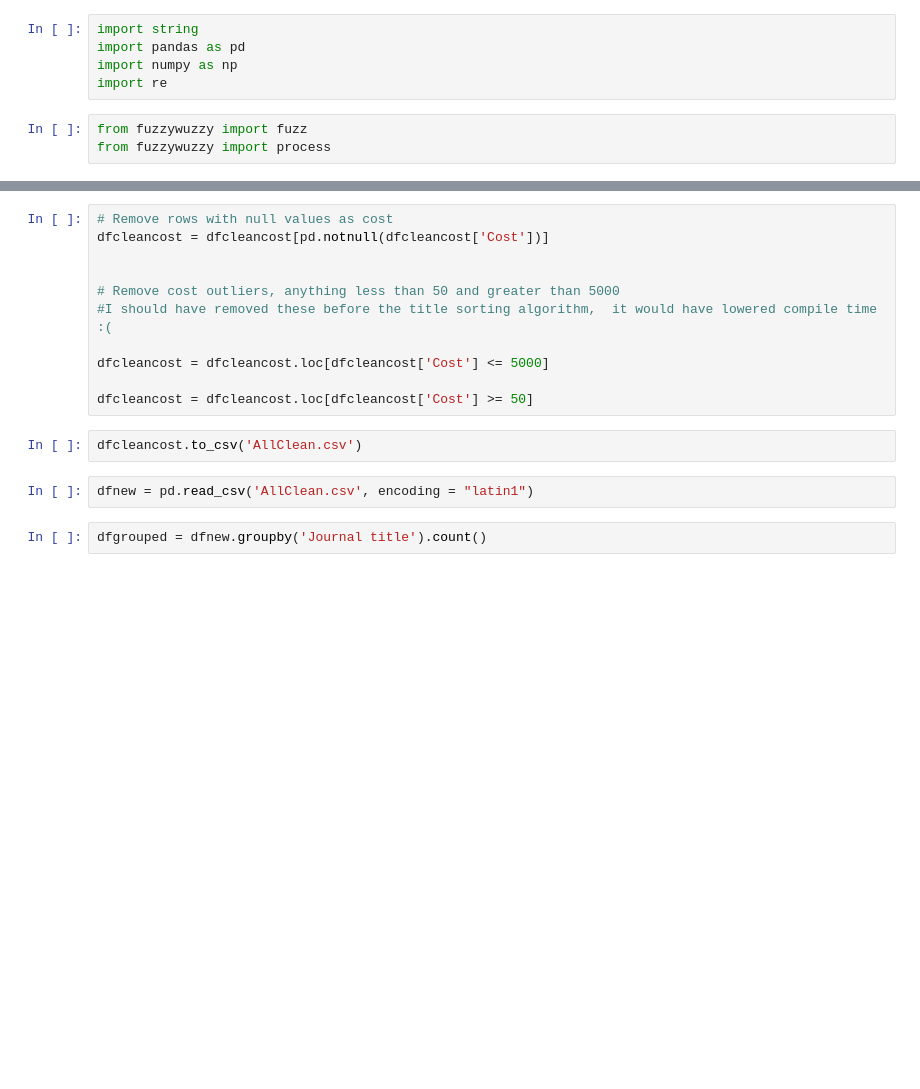
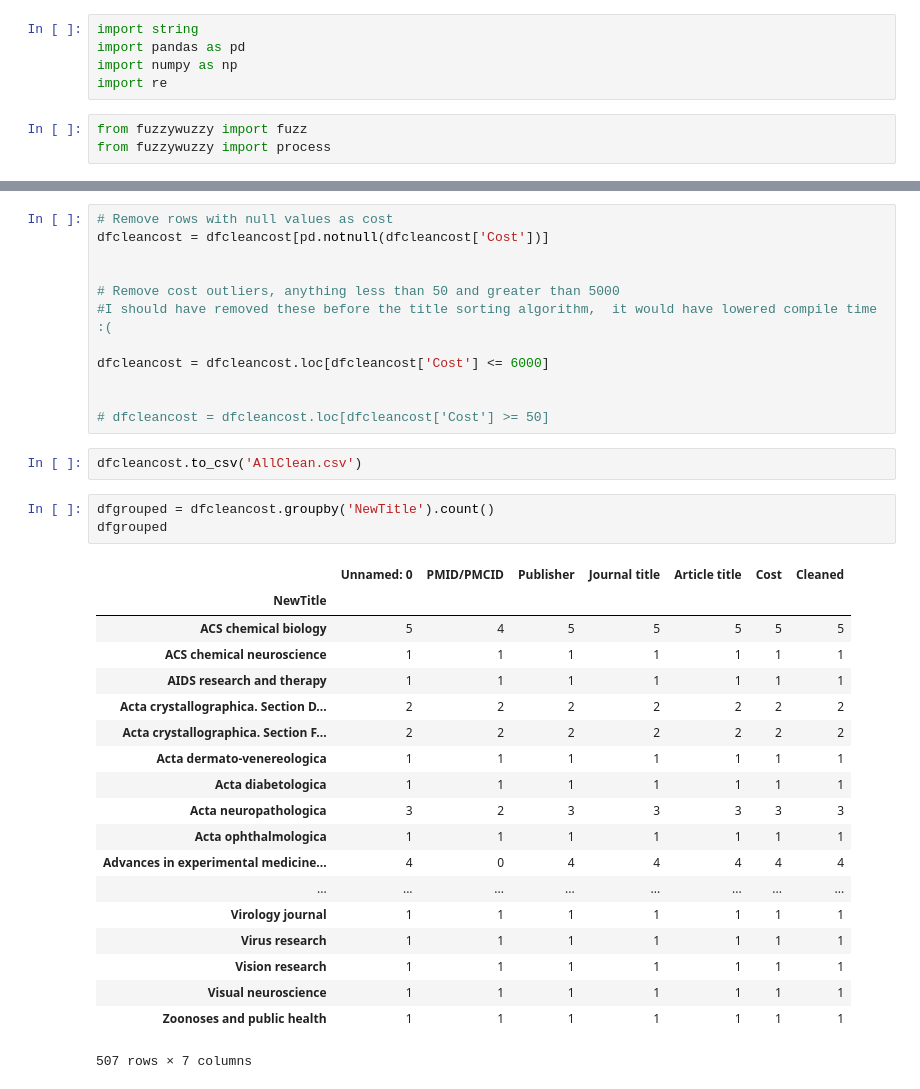
Before and after one commit to ebicher/Data-Science, a Jupyter notebook: Exercises/Visualization_Cleaning/Cleaning/CleaningProject.ipynb, the cells around one changed output, grey strips where cells are left out. Saved outputs shown, nothing was run; the diff lists cells and outputs as text; blank space fills up the shorter version.

Commit message:
Updated cleaning project

```diff
--- a/Exercises/Visualization_Cleaning/Cleaning/CleaningProject.ipynb
+++ b/Exercises/Visualization_Cleaning/Cleaning/CleaningProject.ipynb
@@ -166,14 +316,34 @@ dfcleancost = dfcleancost[pd.notnull(dfcleancost['Cost'])]
 # Remove cost outliers, anything less than 50 and greater than 5000
 #I should have removed these before the title sorting algorithm,  it would have lowered compile time :(
 
-dfcleancost = dfcleancost.loc[dfcleancost['Cost'] <= 5000]
+dfcleancost = dfcleancost.loc[dfcleancost['Cost'] <= 6000]
 
-dfcleancost = dfcleancost.loc[dfcleancost['Cost'] >= 50]
+
+# dfcleancost = dfcleancost.loc[dfcleancost['Cost'] >= 50]
 # %%
 dfcleancost.to_csv('AllClean.csv')
-# %%
-dfnew = pd.read_csv('AllClean.csv', encoding = "latin1")
 # %%
-dfgrouped = dfnew.groupby('Journal title').count()
+dfgrouped = dfcleancost.groupby('NewTitle').count()
+dfgrouped
+# %% [output]
+|  | Unnamed: 0 | PMID/PMCID | Publisher | Journal title | Article title | Cost | Cleaned |
+| NewTitle |  |  |  |  |  |  |  |
+| ACS chemical biology | 5 | 4 | 5 | 5 | 5 | 5 | 5 |
+| ACS chemical neuroscience | 1 | 1 | 1 | 1 | 1 | 1 | 1 |
+| AIDS research and therapy | 1 | 1 | 1 | 1 | 1 | 1 | 1 |
+| Acta crystallographica. Section D... | 2 | 2 | 2 | 2 | 2 | 2 | 2 |
+| Acta crystallographica. Section F... | 2 | 2 | 2 | 2 | 2 | 2 | 2 |
+| Acta dermato-venereologica | 1 | 1 | 1 | 1 | 1 | 1 | 1 |
+| Acta diabetologica | 1 | 1 | 1 | 1 | 1 | 1 | 1 |
+| Acta neuropathologica | 3 | 2 | 3 | 3 | 3 | 3 | 3 |
+| Acta ophthalmologica | 1 | 1 | 1 | 1 | 1 | 1 | 1 |
+| Advances in experimental medicine... | 4 | 0 | 4 | 4 | 4 | 4 | 4 |
+| ... | ... | ... | ... | ... | ... | ... | ... |
+| Virology journal | 1 | 1 | 1 | 1 | 1 | 1 | 1 |
+| Virus research | 1 | 1 | 1 | 1 | 1 | 1 | 1 |
+| Vision research | 1 | 1 | 1 | 1 | 1 | 1 | 1 |
+| Visual neuroscience | 1 | 1 | 1 | 1 | 1 | 1 | 1 |
+| Zoonoses and public health | 1 | 1 | 1 | 1 | 1 | 1 | 1 |
+507 rows × 7 columns
 # %%
 # Found the 5 most common journal titles
```
Also changed, not shown: parts of 22 cells of this notebook, 2 other files.
